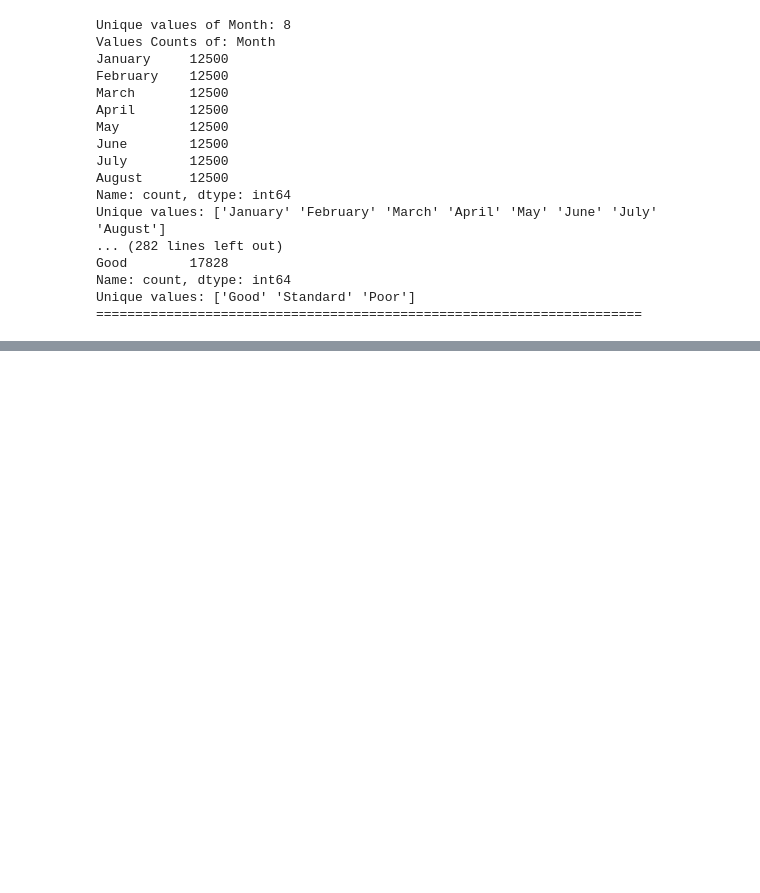
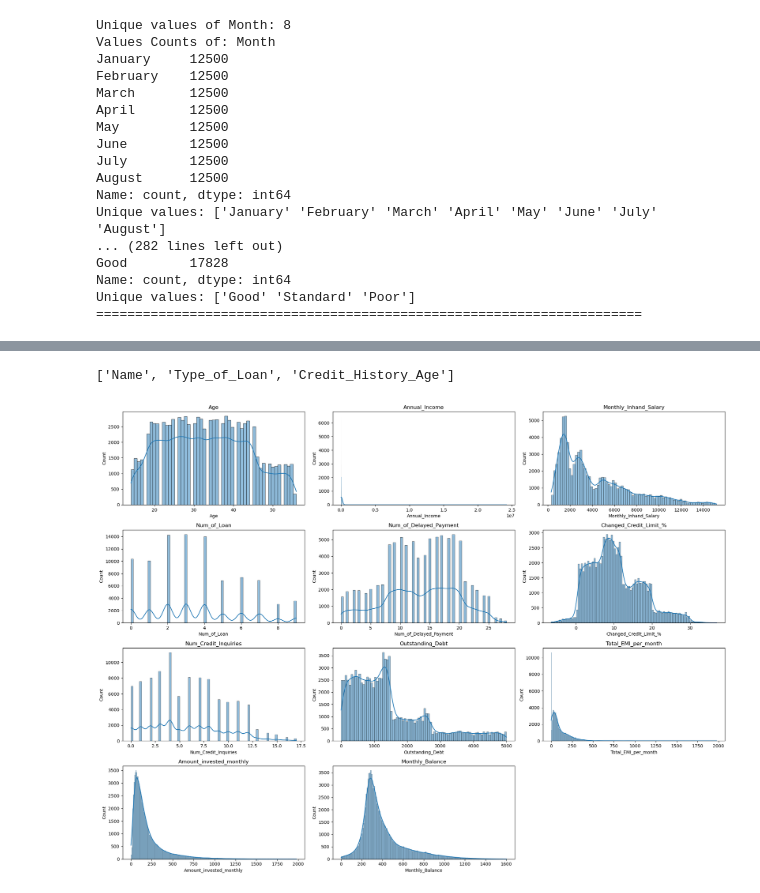
Before and after one commit to danisharain12/Credit-Score-Classification, a Jupyter notebook: Credit Score Classification.ipynb, the cells around one changed output, grey strips where cells are left out. Drawn from its saved outputs; the diff is of its cells as text; code cells hidden in the pictures; blank space fills up the shorter version.

```diff
--- a/Credit Score Classification.ipynb
+++ b/Credit Score Classification.ipynb
@@ -305,0 +315,6 @@ Unique values: ['Good' 'Standard' 'Poor']
+# %%
+cat = df.select_dtypes(include=['object']).columns
+cat_missing = [col for col in cat if df[col].isnull().sum() > 0]
+cat_missing
+# %% [output]
+['Name', 'Type_of_Loan', 'Credit_History_Age']
@@ -305,0 +324,15 @@ Unique values: ['Good' 'Standard' 'Poor']
+# %%
+num = df.select_dtypes(include=['number']).columns
+num_missing = [col for col in num if df[col].isnull().sum() > 0]
+
+plt.figure(figsize=(20, 15))
+
+for i, col in enumerate(num_missing):
+    plt.subplot(4, 3, i + 1)
+    sns.histplot(data=df, x=col, kde=True)
+    plt.title(col)
+
+plt.tight_layout()
+plt.show()
+# %% [output]
+[figure, added]
```
Also changed, not shown: parts of 30 cells of this notebook.
